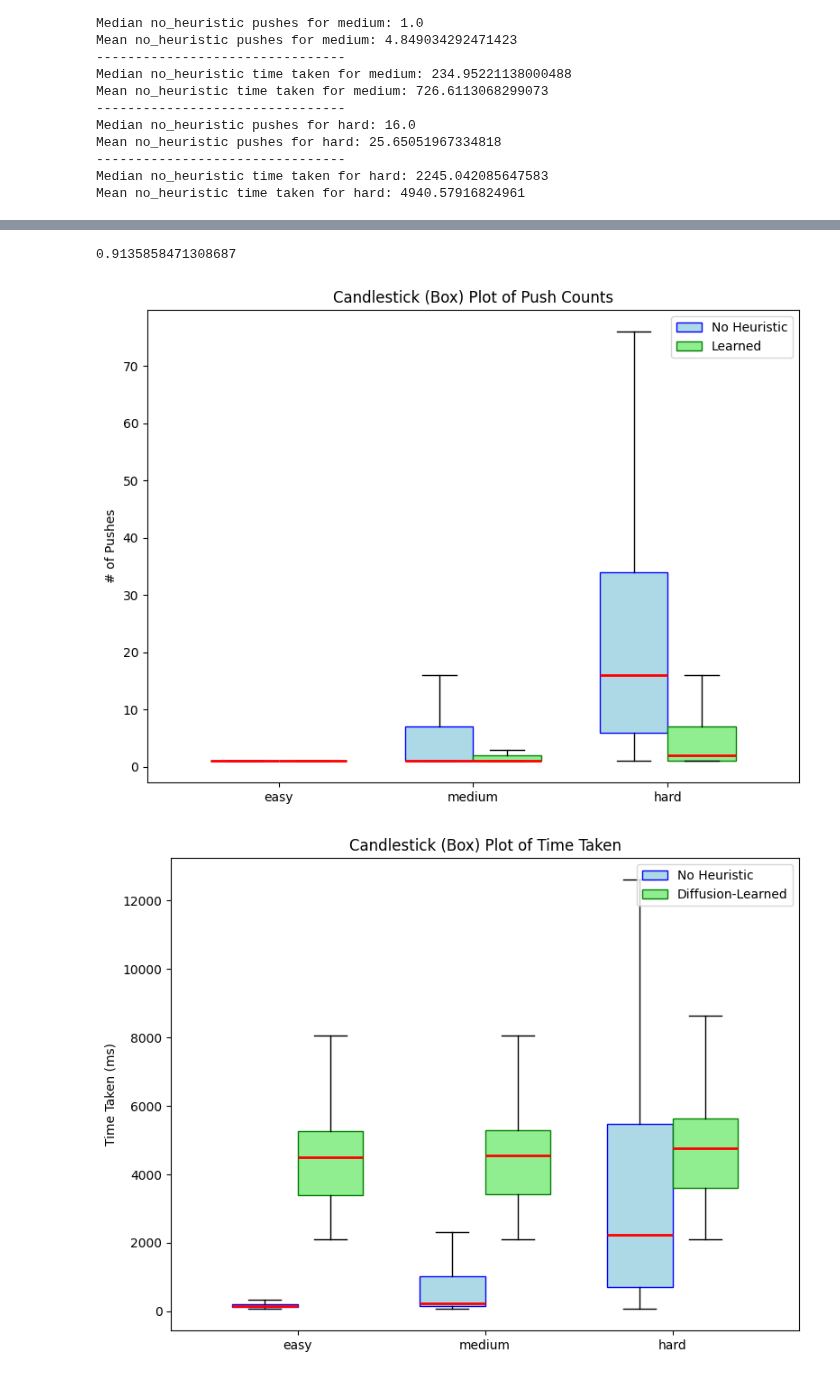
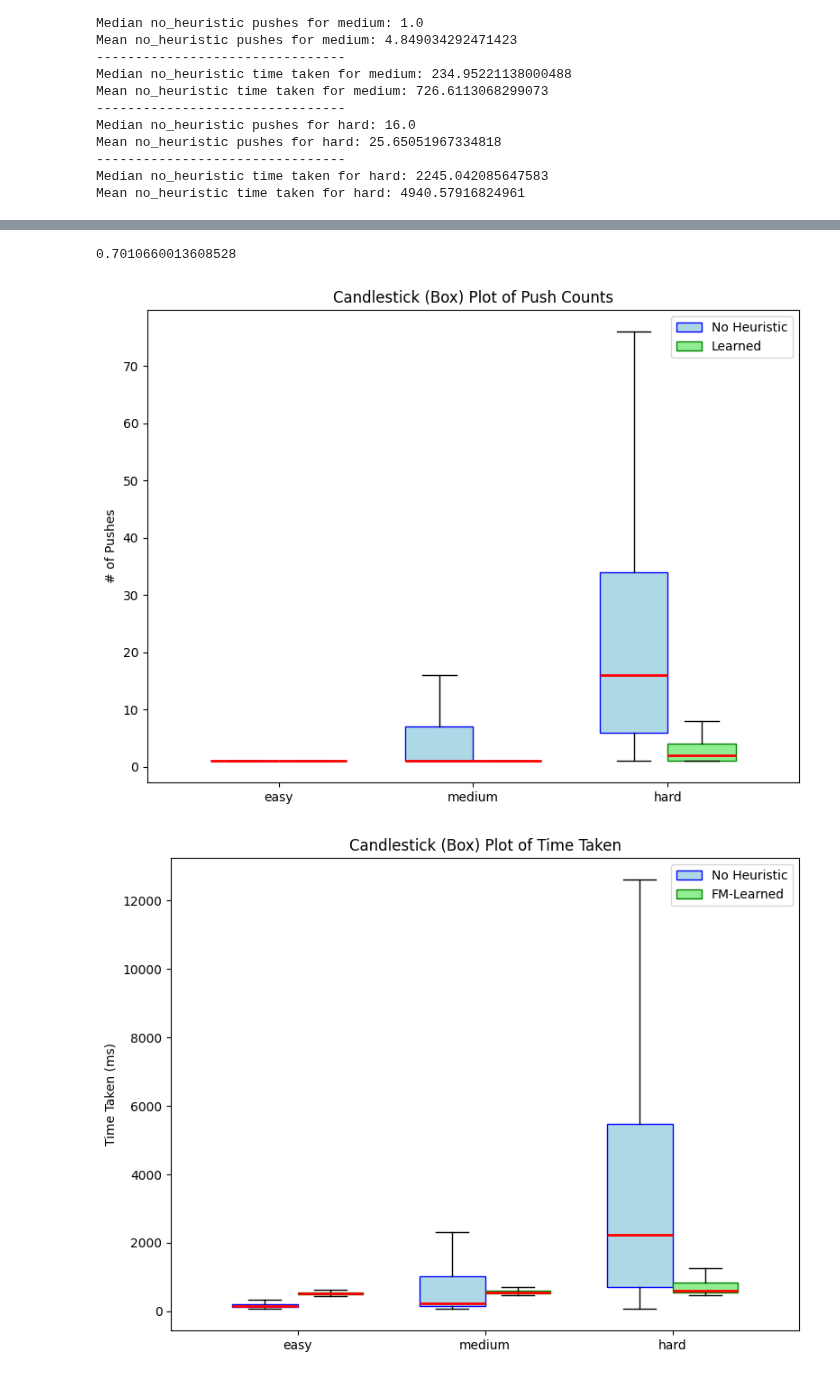
Before and after one commit to dhruvmetha/namo_cpp, a Jupyter notebook: notebooks/1push_eval.ipynb, the cells around one changed output, grey strips where cells are left out. Saved outputs shown, nothing was run; the diff lists cells and outputs as text; code cells hidden in the pictures.

```diff
--- a/notebooks/1push_eval.ipynb
+++ b/notebooks/1push_eval.ipynb
@@ -276,8 +276,9 @@ learned_success_region_opening_attempts = 0
 
 # Path to the data files (pkl files containing pickled episode results)
 # data_dir = "/common/users/dm1487/namo_data/outputs/diffusion_only_goal/nov20_1push_diffusion_only_goal/2025-11-20_09-41-46/results_new/**/*.pkl"
-data_dir = "/common/home/dm1487/robotics_research/ktamp/sage_learning/outputs/2025-11-26/15-04-18/results/**/*.pkl"
-# data_dir = "/common/users/dm1487/namo_data/outputs/flow_matching/2025-11-26/14-50-24/results/**/*.pkl"
+# data_dir = "/common/home/dm1487/robotics_research/ktamp/sage_learning/outputs/2025-11-26/15-04-18/results/**/*.pkl"
+data_dir = "/common/home/dm1487/robotics_research/ktamp/sage_learning/outputs/2025-11-26/14-50-24/results_16samples/**/*.pkl"
+# data_dir = "/common/home/dm1487/robotics_research/ktamp/sage_learning/outputs/2025-11-26/15-04-18/results_16samples/**/*.pkl"
 
 
 xml_file_set = set()
@@ -538,7 +538,7 @@ Mean learned time taken for hard: 4162.141801192787
 # %%
 success / total
 # %% [output]
-0.9135858471308687
+0.7010660013608528
 # %%
 import matplotlib.pyplot as plt
 
@@ -584,7 +584,7 @@ ax.legend([bp1["boxes"][0], bp2["boxes"][0]], ["No Heuristic", "Learned"], loc="
 plt.tight_layout()
 plt.show()
 # %% [output]
-[figure, old version]
+[figure, new version]
 # %%
 import matplotlib.pyplot as plt
 
@@ -602,32 +602,32 @@ width = 0.35
 positions1 = [i - width/2 for i in range(1, 4)]
 positions2 = [i + width/2 for i in range(1, 4)]
 
 bp1 = ax.boxplot(
     no_heuristic_data,
     positions=positions1,
     widths=width,
     patch_artist=True,
     boxprops=dict(facecolor='lightblue', color='blue'),
     medianprops=medianprops,
     showfliers=False
 )
 bp2 = ax.boxplot(
     learned_data,
     positions=positions2,
     widths=width,
     patch_artist=True,
     boxprops=dict(facecolor='lightgreen', color='green'),
     medianprops=medianprops,
     showfliers=False
 )
 
 ax.set_xticks([1,2,3])
 ax.set_xticklabels(categories)
 ax.set_ylabel("Time Taken (ms)")
 ax.set_title("Candlestick (Box) Plot of Time Taken")
-ax.legend([bp1["boxes"][0], bp2["boxes"][0]], ["No Heuristic", "Diffusion-Learned"], loc="upper right")
+ax.legend([bp1["boxes"][0], bp2["boxes"][0]], ["No Heuristic", "FM-Learned"], loc="upper right")
 
 plt.tight_layout()
 plt.show()
 # %% [output]
-[figure, old version]
+[figure, new version]
```
Also changed, not shown: parts of 6 cells of this notebook, 18 other files.
